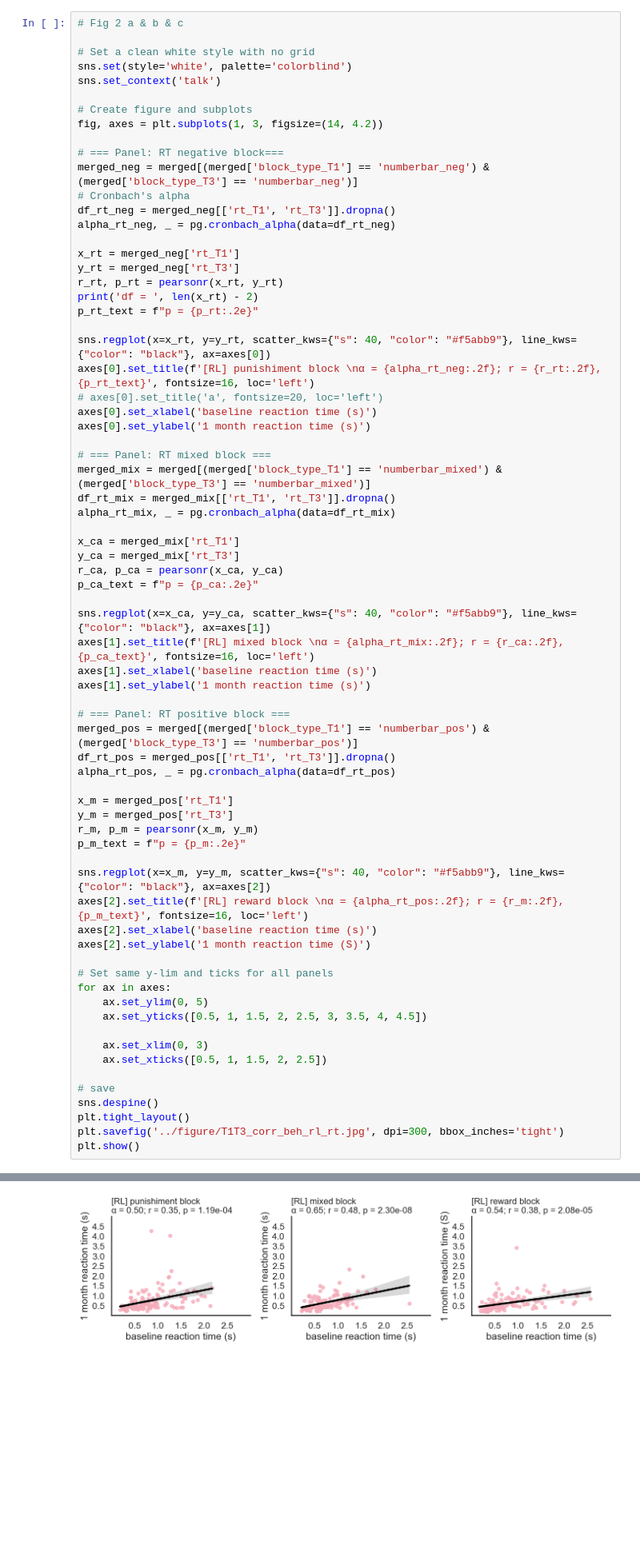
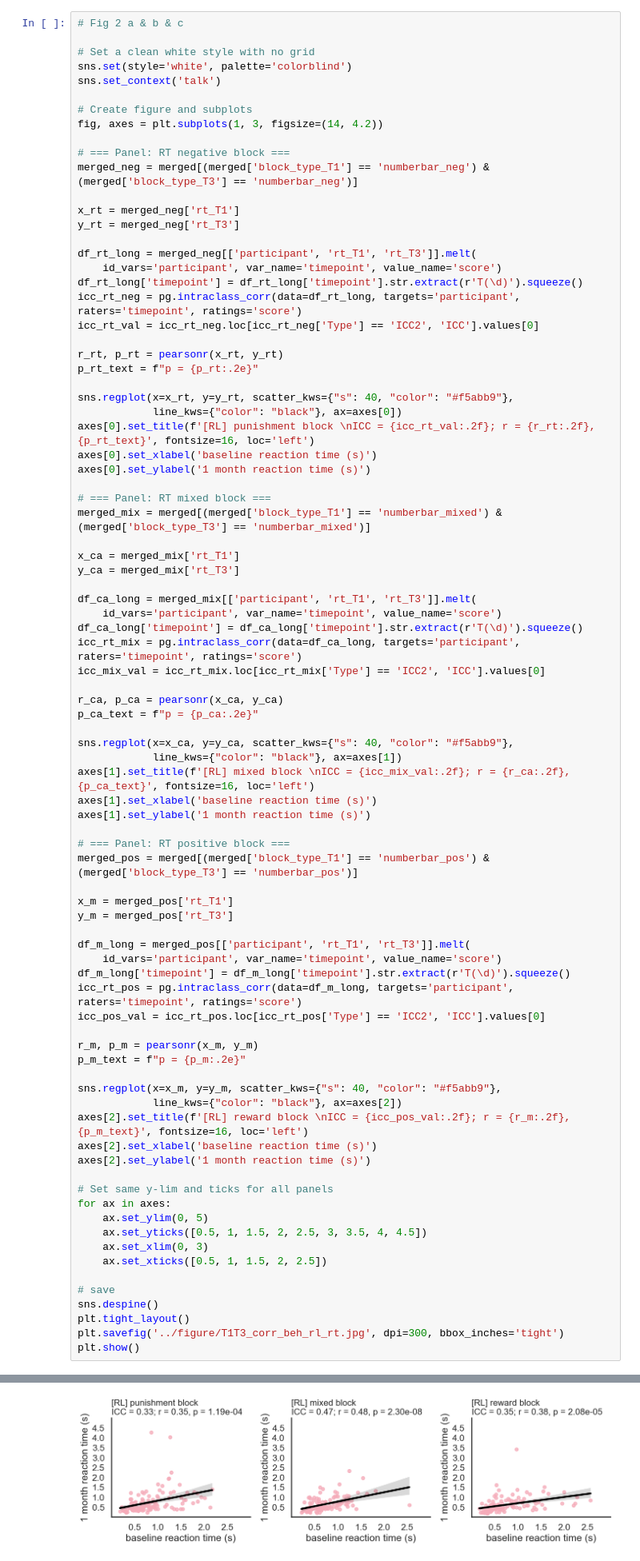
Before and after one commit to fuqixiu/leap-online-study, a Jupyter notebook: analysis/longitudinal_check.ipynb, the cells around one changed output, grey strips where cells are left out. Shown: that part at 80% size. Saved outputs shown, nothing was run; the diff lists cells and outputs as text; blank space fills up the shorter version.

Commit message:
update figures

```diff
--- a/analysis/longitudinal_check.ipynb
+++ b/analysis/longitudinal_check.ipynb
@@ -638,59 +647,73 @@ sns.set_context('talk')
 # Create figure and subplots
 fig, axes = plt.subplots(1, 3, figsize=(14, 4.2))
 
-# === Panel: RT negative block===
+# === Panel: RT negative block ===
 merged_neg = merged[(merged['block_type_T1'] == 'numberbar_neg') & (merged['block_type_T3'] == 'numberbar_neg')]
-# Cronbach's alpha
-df_rt_neg = merged_neg[['rt_T1', 'rt_T3']].dropna()
-alpha_rt_neg, _ = pg.cronbach_alpha(data=df_rt_neg)
 
 x_rt = merged_neg['rt_T1']
 y_rt = merged_neg['rt_T3']
+
+df_rt_long = merged_neg[['participant', 'rt_T1', 'rt_T3']].melt(
+    id_vars='participant', var_name='timepoint', value_name='score')
+df_rt_long['timepoint'] = df_rt_long['timepoint'].str.extract(r'T(\d)').squeeze()
+icc_rt_neg = pg.intraclass_corr(data=df_rt_long, targets='participant', raters='timepoint', ratings='score')
+icc_rt_val = icc_rt_neg.loc[icc_rt_neg['Type'] == 'ICC2', 'ICC'].values[0]
+
 r_rt, p_rt = pearsonr(x_rt, y_rt)
-print('df = ', len(x_rt) - 2)
 p_rt_text = f"p = {p_rt:.2e}"
 
-sns.regplot(x=x_rt, y=y_rt, scatter_kws={"s": 40, "color": "#f5abb9"}, line_kws={"color": "black"}, ax=axes[0])
-axes[0].set_title(f'[RL] punishiment block \nα = {alpha_rt_neg:.2f}; r = {r_rt:.2f}, {p_rt_text}', fontsize=16, loc='left')
-# axes[0].set_title('a', fontsize=20, loc='left')
+sns.regplot(x=x_rt, y=y_rt, scatter_kws={"s": 40, "color": "#f5abb9"},
+            line_kws={"color": "black"}, ax=axes[0])
+axes[0].set_title(f'[RL] punishment block \nICC = {icc_rt_val:.2f}; r = {r_rt:.2f}, {p_rt_text}', fontsize=16, loc='left')
 axes[0].set_xlabel('baseline reaction time (s)')
 axes[0].set_ylabel('1 month reaction time (s)')
 
 # === Panel: RT mixed block ===
 merged_mix = merged[(merged['block_type_T1'] == 'numberbar_mixed') & (merged['block_type_T3'] == 'numberbar_mixed')]
-df_rt_mix = merged_mix[['rt_T1', 'rt_T3']].dropna()
-alpha_rt_mix, _ = pg.cronbach_alpha(data=df_rt_mix)
 
 x_ca = merged_mix['rt_T1']
 y_ca = merged_mix['rt_T3']
+
+df_ca_long = merged_mix[['participant', 'rt_T1', 'rt_T3']].melt(
+    id_vars='participant', var_name='timepoint', value_name='score')
+df_ca_long['timepoint'] = df_ca_long['timepoint'].str.extract(r'T(\d)').squeeze()
+icc_rt_mix = pg.intraclass_corr(data=df_ca_long, targets='participant', raters='timepoint', ratings='score')
+icc_mix_val = icc_rt_mix.loc[icc_rt_mix['Type'] == 'ICC2', 'ICC'].values[0]
+
 r_ca, p_ca = pearsonr(x_ca, y_ca)
 p_ca_text = f"p = {p_ca:.2e}"
 
-sns.regplot(x=x_ca, y=y_ca, scatter_kws={"s": 40, "color": "#f5abb9"}, line_kws={"color": "black"}, ax=axes[1])
-axes[1].set_title(f'[RL] mixed block \nα = {alpha_rt_mix:.2f}; r = {r_ca:.2f}, {p_ca_text}', fontsize=16, loc='left')
+sns.regplot(x=x_ca, y=y_ca, scatter_kws={"s": 40, "color": "#f5abb9"},
+            line_kws={"color": "black"}, ax=axes[1])
+axes[1].set_title(f'[RL] mixed block \nICC = {icc_mix_val:.2f}; r = {r_ca:.2f}, {p_ca_text}', fontsize=16, loc='left')
 axes[1].set_xlabel('baseline reaction time (s)')
 axes[1].set_ylabel('1 month reaction time (s)')
 
 # === Panel: RT positive block ===
 merged_pos = merged[(merged['block_type_T1'] == 'numberbar_pos') & (merged['block_type_T3'] == 'numberbar_pos')]
-df_rt_pos = merged_pos[['rt_T1', 'rt_T3']].dropna()
-alpha_rt_pos, _ = pg.cronbach_alpha(data=df_rt_pos)
 
 x_m = merged_pos['rt_T1']
 y_m = merged_pos['rt_T3']
+
+df_m_long = merged_pos[['participant', 'rt_T1', 'rt_T3']].melt(
+    id_vars='participant', var_name='timepoint', value_name='score')
+df_m_long['timepoint'] = df_m_long['timepoint'].str.extract(r'T(\d)').squeeze()
+icc_rt_pos = pg.intraclass_corr(data=df_m_long, targets='participant', raters='timepoint', ratings='score')
+icc_pos_val = icc_rt_pos.loc[icc_rt_pos['Type'] == 'ICC2', 'ICC'].values[0]
+
 r_m, p_m = pearsonr(x_m, y_m)
 p_m_text = f"p = {p_m:.2e}"
 
-sns.regplot(x=x_m, y=y_m, scatter_kws={"s": 40, "color": "#f5abb9"}, line_kws={"color": "black"}, ax=axes[2])
-axes[2].set_title(f'[RL] reward block \nα = {alpha_rt_pos:.2f}; r = {r_m:.2f}, {p_m_text}', fontsize=16, loc='left')
+sns.regplot(x=x_m, y=y_m, scatter_kws={"s": 40, "color": "#f5abb9"},
+            line_kws={"color": "black"}, ax=axes[2])
+axes[2].set_title(f'[RL] reward block \nICC = {icc_pos_val:.2f}; r = {r_m:.2f}, {p_m_text}', fontsize=16, loc='left')
 axes[2].set_xlabel('baseline reaction time (s)')
-axes[2].set_ylabel('1 month reaction time (S)')
+axes[2].set_ylabel('1 month reaction time (s)')
 
 # Set same y-lim and ticks for all panels
 for ax in axes:
     ax.set_ylim(0, 5)
     ax.set_yticks([0.5, 1, 1.5, 2, 2.5, 3, 3.5, 4, 4.5])
-
     ax.set_xlim(0, 3)
     ax.set_xticks([0.5, 1, 1.5, 2, 2.5])
 
@@ -704,4 +726,4 @@ df =  117
-[figure, old version]
+[figure, new version]
 # %%
 # Fig 2 a & b & c
 
```
Also changed, not shown: parts of 4 cells of this notebook, 7 other files.
